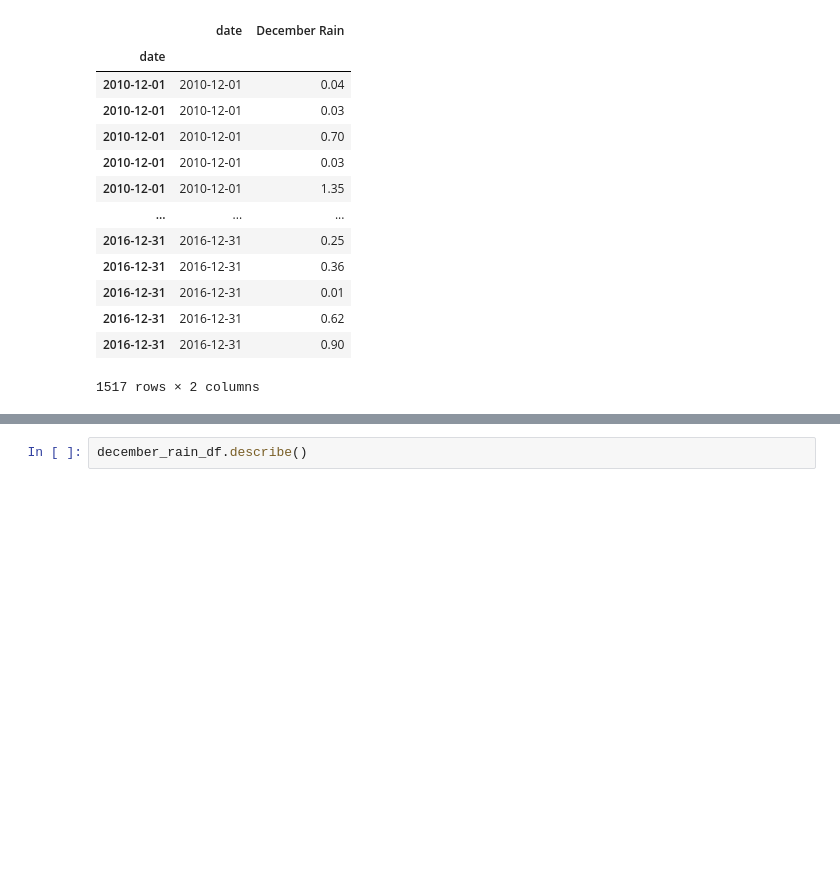
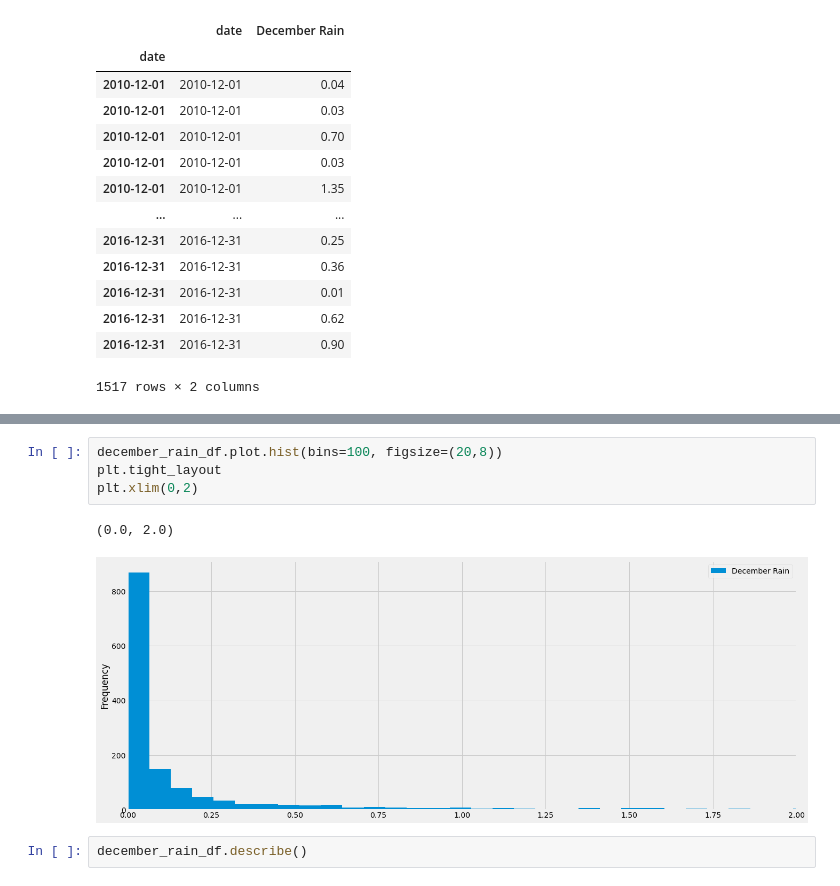
Before and after one commit to boborodono/Surfs_Up, a Jupyter notebook: SurfsUp_Challenge.ipynb, the cells around one changed output, grey strips where cells are left out. Saved outputs shown, nothing was run; the diff lists cells and outputs as text; blank space fills up the shorter version.

```diff
--- a/SurfsUp_Challenge.ipynb
+++ b/SurfsUp_Challenge.ipynb
@@ -261,3 +255,10 @@ plt.tight_layout()
+# %%
+december_rain_df.plot.hist(bins=100, figsize=(20,8))
+plt.tight_layout
+plt.xlim(0,2)
+# %% [output]
+(0.0, 2.0)
+[figure, added]
 # %%
 december_rain_df.describe()
 # %% [output]
```
Also changed, not shown: parts of 8 cells of this notebook, 4 other files.
